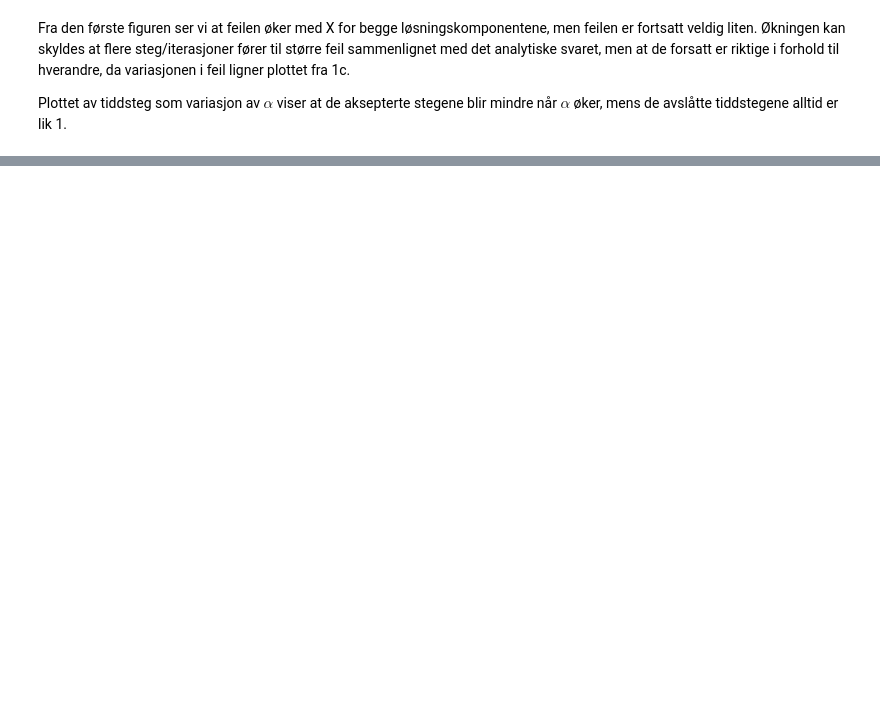
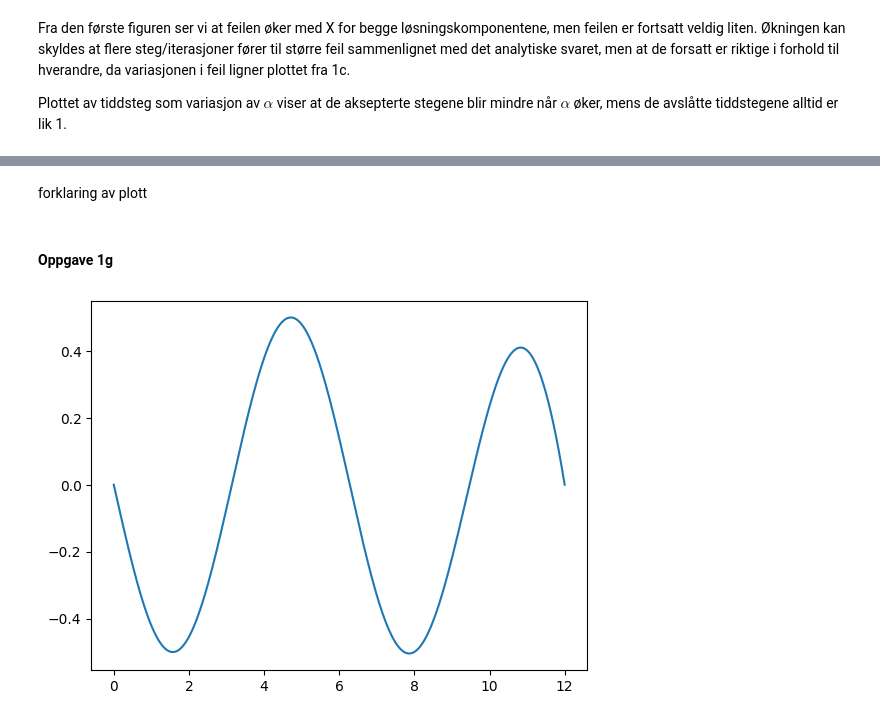
Before and after one commit to selmaberg05/TMA4320-Prosjekt3-gruppe-Andrihol-Emilyan-Selmahbe, a Jupyter notebook: Prosjekt3.ipynb, the cells around one changed output, grey strips where cells are left out. Drawn from its saved outputs; the diff is of its cells as text; code cells hidden in the pictures; blank space fills up the shorter version.

```diff
--- a/Prosjekt3.ipynb
+++ b/Prosjekt3.ipynb
@@ -106,0 +213,32 @@ Plottet av tiddsteg som variasjon av $\alpha$ viser at de aksepterte stegene bli
+# %% [markdown]
+forklaring av plott
+# %% [markdown]
+#### Oppgave 1g
+# %%
+def f(x, y):
+    return np.array([y[1], y[0] + np.sin(x)])
+
+x0 = 0
+xend = 12
+y0 = np.array([0.0, b], dtype=float)
+alpha = 0.8
+tol = 1e-7
+h0 = 0.1
+
+b0 = 0.0
+b1 = 1.0
+
+start_num = time.perf_counter()
+
+g = lambda b: bvp(b, x0, xend, f, h0, tol, alpha)
+
+roots = secant_new(g, b0, b1, tol, max_iter=1000)
+y0[1] = roots[-1]
+X, Y, stats = rk(x0, xend, y0, f, h0, tol, alpha)
+plt.plot(X, Y[:, 0], label=f"Løsning med b = {roots[-1]:.6f}")
+
+end_num = time.perf_counter()
+
+plt.show()
+# %% [output]
+[figure, added]
```
Also changed, not shown: parts of 14 cells of this notebook.
